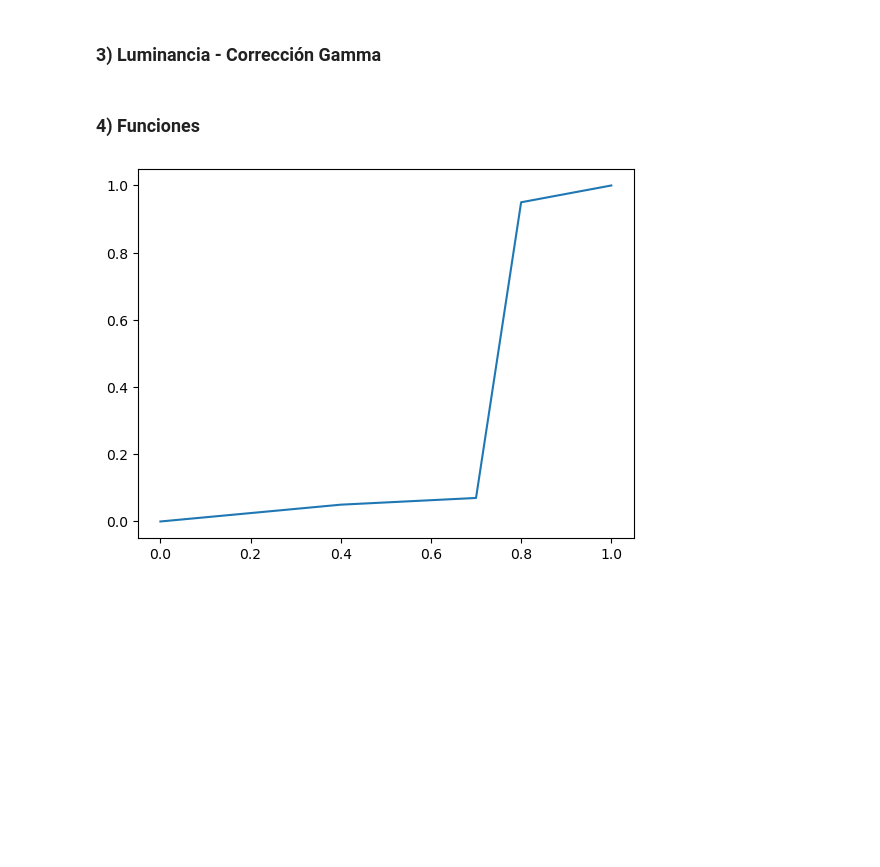
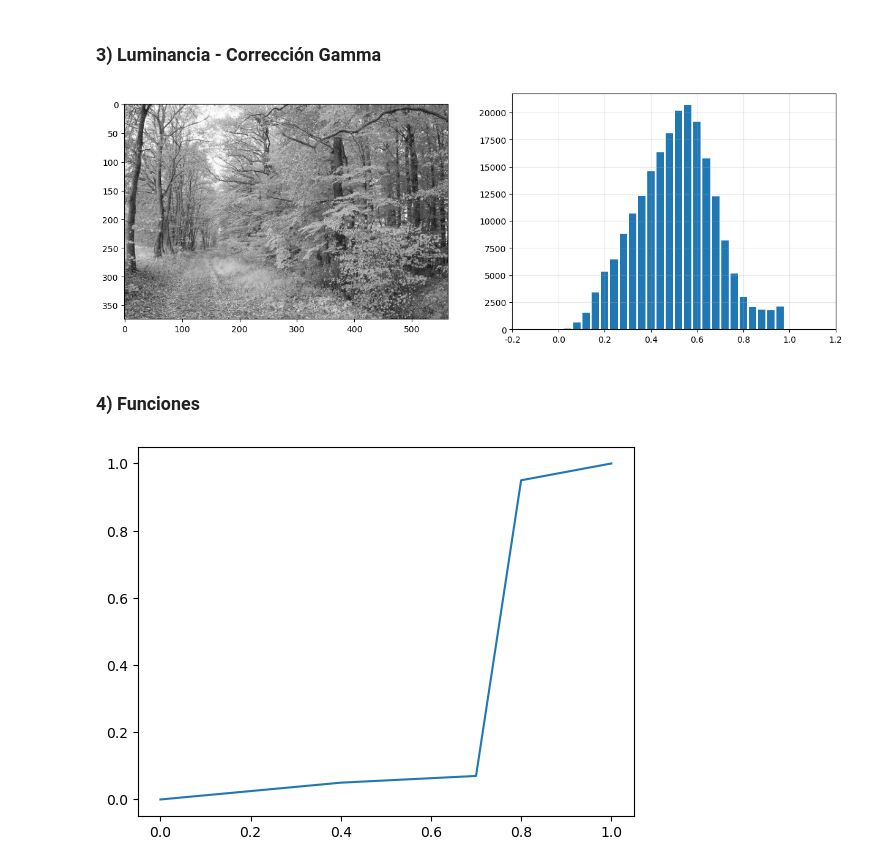
Before and after one commit to disenodc/pdi, a Jupyter notebook: practica_3_Ceballos.ipynb, the cells around one changed output. Saved outputs shown, nothing was run; the diff lists cells and outputs as text; code cells hidden in the pictures; blank space fills up the shorter version.

```diff
--- a/practica_3_Ceballos.ipynb
+++ b/practica_3_Ceballos.ipynb
@@ -64,7 +100,15 @@ np.percentile(img_gray,11)
 # %%
 # Definir una función que aplique la corrección gamma a una imagen.
 # Normalizar al rango [0, 1] y luego aplicar la correccion gamma.
 # y_out = y_in ^ gamma
+
+y_gamma = img_gray**(1/2)
+
+fig, axes = plt.subplots(1, 2, figsize=(15,5))
+axes[0].imshow(np.clip(y_gamma,0,1))
+plot_hist(y_gamma, 25, axes[1])
+# %% [output]
+[figure, added]
 # %% [markdown]
 ### 4) Funciones
 # %%
```
Also changed, not shown: parts of 4 cells of this notebook, 2 other files.
